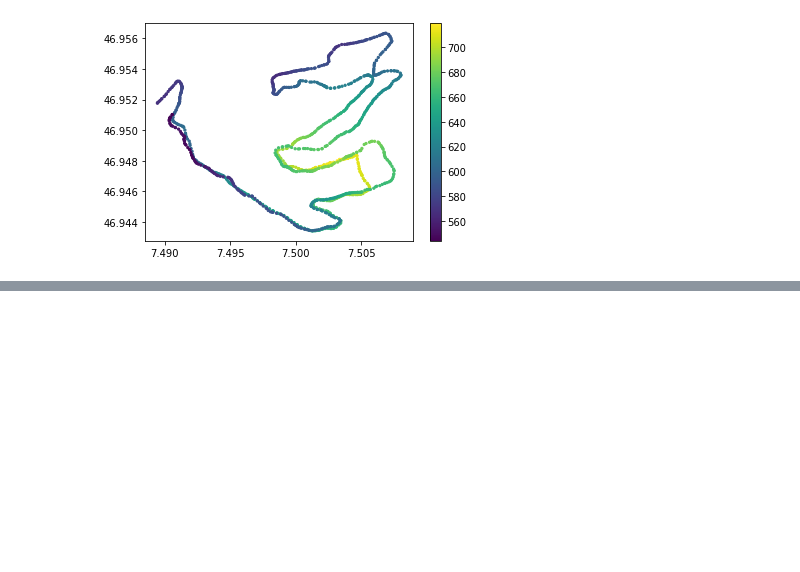
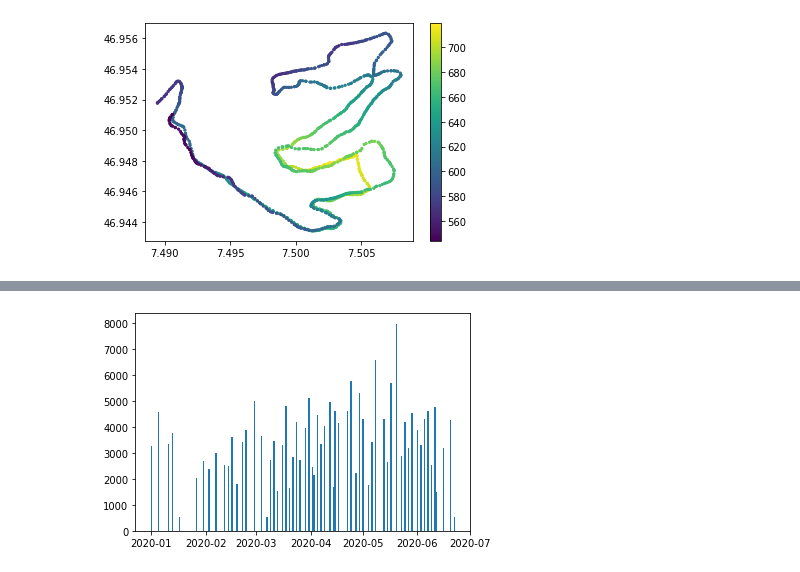
Before and after one commit to lukasreber/gdv, a Jupyter notebook: geospatialdata.ipynb, the cells around one changed output, grey strips where cells are left out. Drawn from its saved outputs; the diff is of its cells as text; code cells hidden in the pictures; blank space fills up the shorter version.

```diff
--- a/geospatialdata.ipynb
+++ b/geospatialdata.ipynb
@@ -73,0 +150,20 @@ map
+# %%
+strava_oauth_code = "8ba3c31973abed826d6ea7138517a4798a1e6cf2"
+# %%
+payload = {
+    'client_id':"42996",
+    'client_secret':"847784a4a96fbb33fabe1f155dfa5a1e1d059e38",
+    'code':strava_oauth_code,
+    'grant_type':"authorization_code"
+}
+resp = requests.post("https://www.strava.com/oauth/token", params=payload)
+
+assert resp.status_code == 200
+
+access_token = resp.json()['access_token']
+refresh_token = resp.json()['refresh_token']
+headers = {
+    'Authorization': "Bearer " + access_token
+}
+
+print(resp.status_code)
@@ -73,0 +213,3 @@ map
+# %%
+act = get_activities("01.01.2020","01.07.2020")
+print(len(act))
@@ -73,0 +236,7 @@ map
+# %%
+#first filter the dataframe
+df_runs = act.copy()
+df_runs = df_runs[df_runs['type'] == 'Run']
+
+# since the average_speed is meter/seconds which is not really relatable for runs, lets add another column which calculated min/km
+df_runs['min_km'] = (df_runs['moving_time'] / 60) / (df_runs['distance'] / 1000)
@@ -73,0 +264,8 @@ map
+# %%
+fig = plt.figure()
+ax = fig.add_subplot(1,1,1)
+ax.bar(df_runs['start_date_local'],df_runs['moving_time'])
+
+plt.show()
+# %% [output]
+[figure, added]
```
Also changed, not shown: parts of 24 cells of this notebook, 4 other files.
